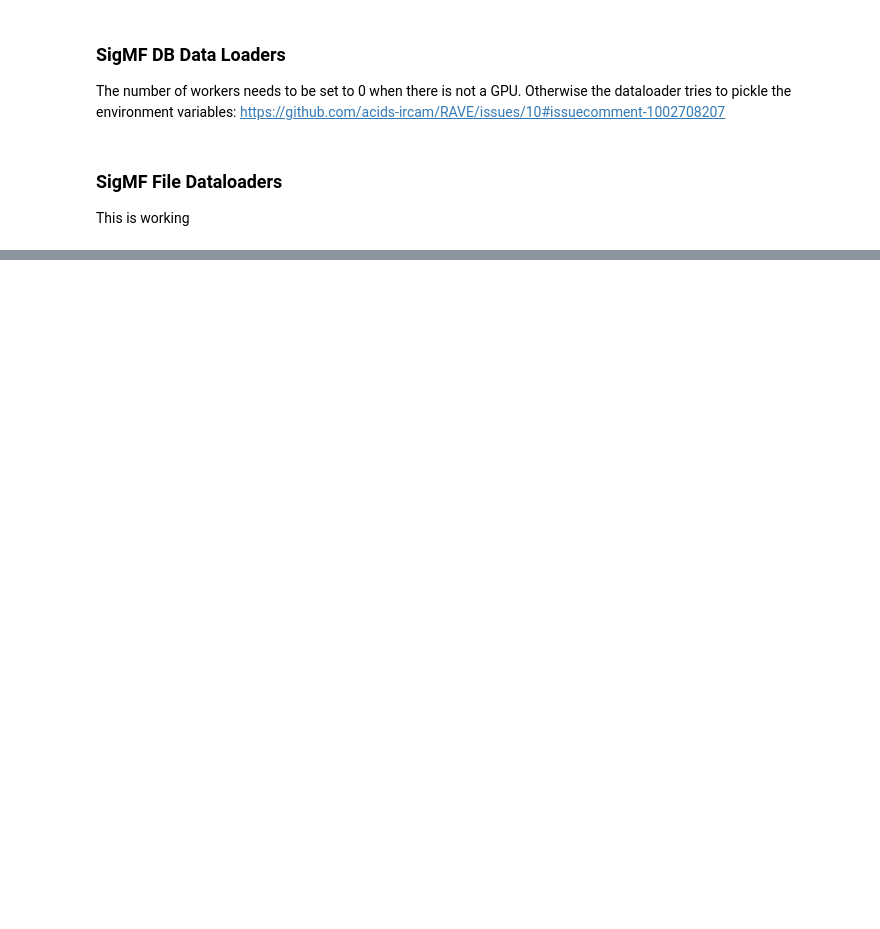
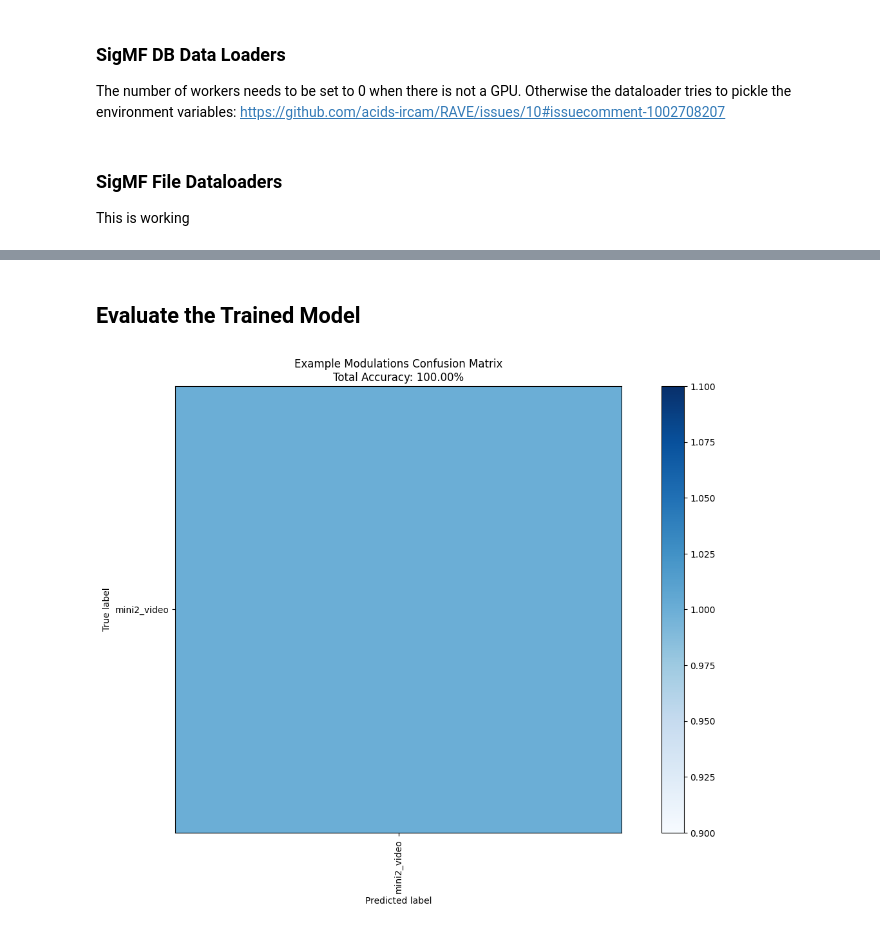
Before and after one commit to IQTLabs/rfml, a Jupyter notebook: rfml-dev/TorchSig-Dataset.ipynb, the cells around one changed output, grey strips where cells are left out. Drawn from its saved outputs; the diff is of its cells as text; code cells hidden in the pictures; blank space fills up the shorter version.

```diff
--- a/rfml-dev/TorchSig-Dataset.ipynb
+++ b/rfml-dev/TorchSig-Dataset.ipynb
@@ -160,5 +174,5 @@ model = efficientnet_b4(
     path="efficientnet_b4.pt",
 )
 
-device = torch.device('cpu') #('cuda' if torch.cuda.is_available() else 'cpu')
+device = torch.device('cuda' if torch.cuda.is_available() else 'cpu')
 model = model.to(device)
@@ -220,6 +239,6 @@ print("Doing stuff")
 # Create and fit trainer
 epochs = 25
 trainer = Trainer(
-    max_epochs=epochs, callbacks=checkpoint_callback, accelerator="cpu", devices=1
+    max_epochs=epochs, callbacks=checkpoint_callback, accelerator="gpu", devices=1
 )
 trainer.fit(example_model)
@@ -225,0 +278,44 @@ trainer.fit(example_model)
+# %% [markdown]
+## Evaluate the Trained Model
+# %%
+# Load best checkpoint
+checkpoint = torch.load(checkpoint_filename+".ckpt", map_location=lambda storage, loc: storage)
+example_model.load_state_dict(checkpoint["state_dict"], strict=False)
+example_model = example_model.eval()
+example_model = example_model.cuda() if torch.cuda.is_available() else example_model
+# %%
+# Infer results over validation set
+num_test_examples = len(val_data)
+num_classes = 1 #len(list(Sig53._idx_to_name_dict.values()))
+y_raw_preds = np.empty((num_test_examples,num_classes))
+y_preds = np.zeros((num_test_examples,))
+y_true = np.zeros((num_test_examples,))
+
+for i in tqdm(range(0,num_test_examples)):
+    # Retrieve data
+    idx = i # Use index if evaluating over full dataset
+    data, label = val_data[idx]
+    # Infer
+    data = torch.from_numpy(np.expand_dims(data,0)).float()
+    data = data.cuda() if torch.cuda.is_available() else data
+    pred_tmp = example_model.predict(data)
+    pred_tmp = pred_tmp.cpu().numpy() if torch.cuda.is_available() else pred_tmp
+    # Argmax
+    y_preds[i] = np.argmax(pred_tmp)
+    # Store label
+    y_true[i] = label
+# %%
+acc = np.sum(np.asarray(y_preds)==np.asarray(y_true))/len(y_true)
+plot_confusion_matrix(
+    y_true,
+    y_preds,
+    classes=class_list,
+    normalize=True,
+    title="Example Modulations Confusion Matrix\nTotal Accuracy: {:.2f}%".format(acc*100),
+    text=False,
+    rotate_x_text=90,
+    figsize=(16,9),
+)
+plt.show()
+# %% [output]
+[figure, added]
```
Also changed, not shown: parts of 7 cells of this notebook.
